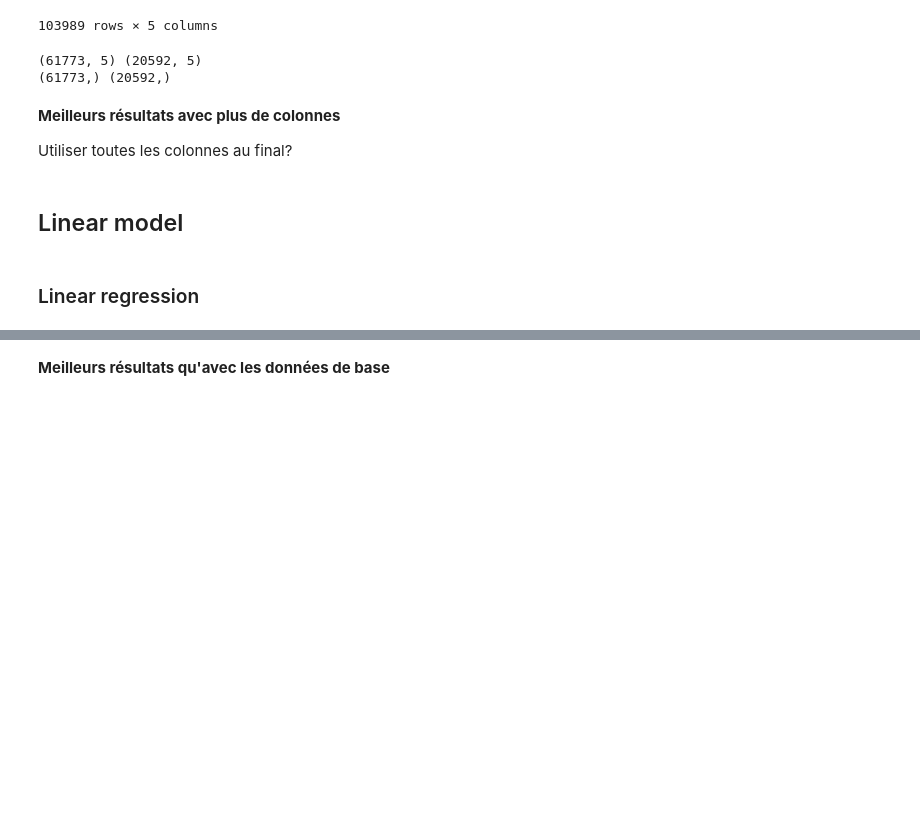
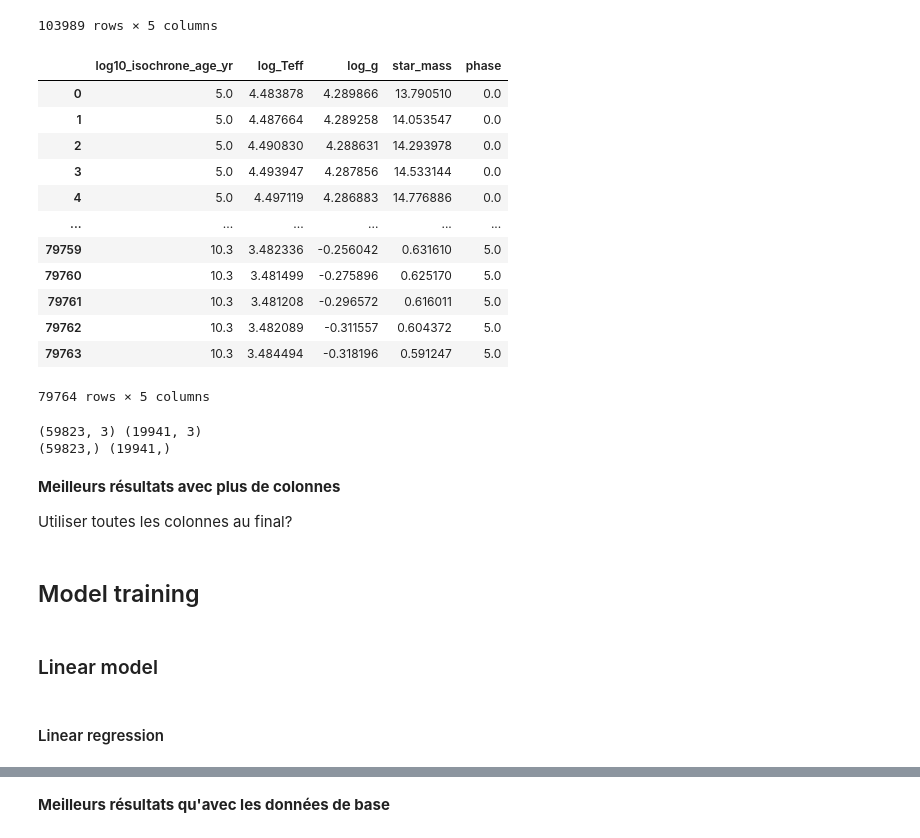
Before and after one commit to anpirott/thesis, a Jupyter notebook: primary_model.ipynb, the cells around one changed output, grey strips where cells are left out. Saved outputs shown, nothing was run; the diff lists cells and outputs as text; code cells hidden in the pictures; blank space fills up the shorter version.

```diff
--- a/primary_model.ipynb
+++ b/primary_model.ipynb
@@ -80,22 +80,40 @@ no_massive_stars_data = full_data.where(full_data.mass < 5).dropna().reset_index
+# %%
+display(phase_filtered_data)
+# %% [output]
+|  | log10_isochrone_age_yr | log_Teff | log_g | star_mass | phase |
+| 0 | 5.0 | 4.483878 | 4.289866 | 13.790510 | 0.0 |
+| 1 | 5.0 | 4.487664 | 4.289258 | 14.053547 | 0.0 |
+| 2 | 5.0 | 4.490830 | 4.288631 | 14.293978 | 0.0 |
+| 3 | 5.0 | 4.493947 | 4.287856 | 14.533144 | 0.0 |
+| 4 | 5.0 | 4.497119 | 4.286883 | 14.776886 | 0.0 |
+| ... | ... | ... | ... | ... | ... |
+| 79759 | 10.3 | 3.482336 | -0.256042 | 0.631610 | 5.0 |
+| 79760 | 10.3 | 3.481499 | -0.275896 | 0.625170 | 5.0 |
+| 79761 | 10.3 | 3.481208 | -0.296572 | 0.616011 | 5.0 |
+| 79762 | 10.3 | 3.482089 | -0.311557 | 0.604372 | 5.0 |
+| 79763 | 10.3 | 3.484494 | -0.318196 | 0.591247 | 5.0 |
+79764 rows × 5 columns
 # %%
-X = no_massive_stars_data.drop(['mass'], axis=1).to_numpy()
-y = no_massive_stars_data['mass'].to_numpy()
+X = phase_filtered_data.drop(['star_mass', 'phase'], axis=1).to_numpy()
+y = phase_filtered_data['star_mass'].to_numpy()
 
 X_TRAIN, X_IVS, y_TRAIN, y_IVS = train_test_split(X, y, test_size=0.25, random_state=1337)
 
 print(X_TRAIN.shape, X_IVS.shape)
 print(y_TRAIN.shape, y_IVS.shape)
 # %% [output]
-(61773, 5) (20592, 5)
-(61773,) (20592,)
+(59823, 3) (19941, 3)
+(59823,) (19941,)
 # %% [markdown]
 **Meilleurs résultats avec plus de colonnes**
 
 Utiliser toutes les colonnes au final?
+# %% [markdown]
+## Model training
 # %% [markdown]
-## Linear model
+### Linear model
 # %% [markdown]
-### Linear regression
+#### Linear regression
 # %%
 kf = KFold(n_splits=5, shuffle=True)
 TRUTH=None
```
Also changed, not shown: parts of 33 cells of this notebook, 2 other files.
